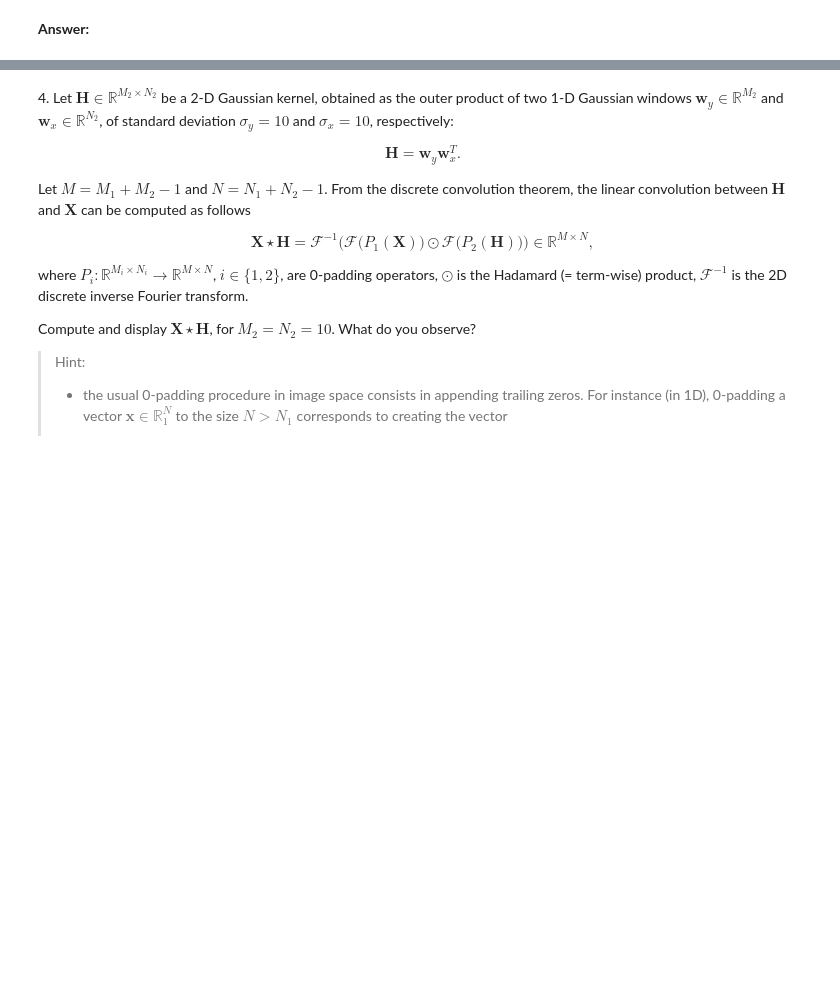
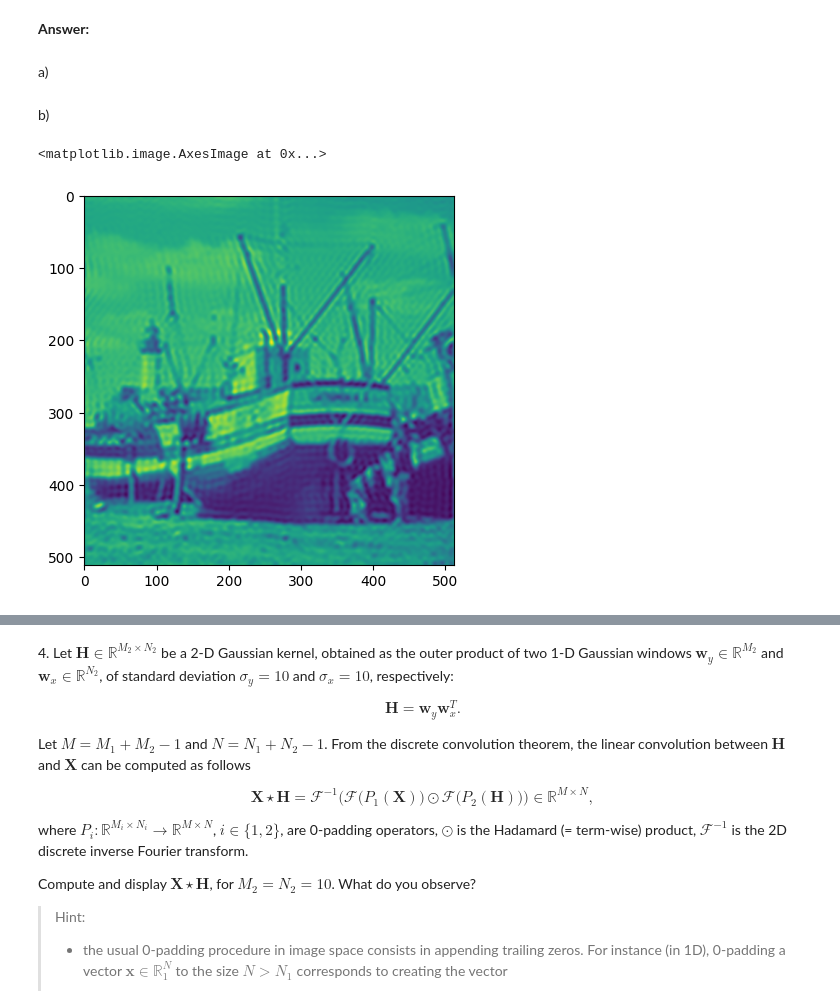
Before and after one commit to marcaIL/python_sdia, a Jupyter notebook: Labs/Lab3/lab3.ipynb, the cells around one changed output, grey strips where cells are left out. Saved outputs shown, nothing was run; the diff lists cells and outputs as text; code cells hidden in the pictures; blank space fills up the shorter version.

```diff
--- a/Labs/Lab3/lab3.ipynb
+++ b/Labs/Lab3/lab3.ipynb
@@ -271,0 +284,44 @@ b) Display the filtered image for 2 different values of $\mathbf{f}_c$. What do
+# %% [markdown]
+a)
+# %%
+# your code
+#This one is usable for a multi_channel image
+def ideal_lowpass_filter_multi_layer(X,f_c_x,f_c_y):
+    result=np.zeros_like(X, dtype=float)
+    for channel in range(X.shape[2]):
+        result[:, :, channel] = ideal_lowpass_filter(X[:, :, channel], f_c_x, f_c_y)
+    return result
+
+def ideal_lowpass_filter(X,f_c_x,f_c_y):
+    #A matrix of zeros with the same shape as X
+    transformed=np.fft.fft2(X)
+    #We center the transformed, as same as in the module
+    F_centered=np.fft.fftshift(transformed)
+    result=np.zeros_like(F_centered,dtype=complex)
+    #We look for the image center
+    shp=F_centered.shape
+    x_c,y_c=shp[0]//2, shp[1]//2
+    #We test conditions on cutoff
+    if (2*f_c_x > shp[0] or 2*f_c_y > shp[1]):
+        raise Exception("filter too large for the input img")
+
+    #We put the coefficients we want to keep in the selected indices
+    result[x_c-f_c_x:x_c+f_c_x,y_c-f_c_y:y_c+f_c_y]=F_centered[x_c-f_c_x:x_c+f_c_x,y_c-f_c_y:y_c+f_c_y]
+
+    #We unshift
+    unshifted_result=np.fft.ifftshift(result)
+    returned_result = np.fft.ifft2(unshifted_result)
+    return np.real(returned_result)
+# %% [markdown]
+b)
+# %%
+#First cutoff frequencies
+f1,f2=50,50
+#Second possible cutoff frequencies
+f1_bis,f2_bis=200,250
+# %%
+filtered=ideal_lowpass_filter(img_gray,f1,f2)
+plt.imshow(filtered)
+# %% [output]
+<matplotlib.image.AxesImage at 0x...>
+[figure, added]
```
Also changed, not shown: parts of 12 cells of this notebook, 2 other files.
